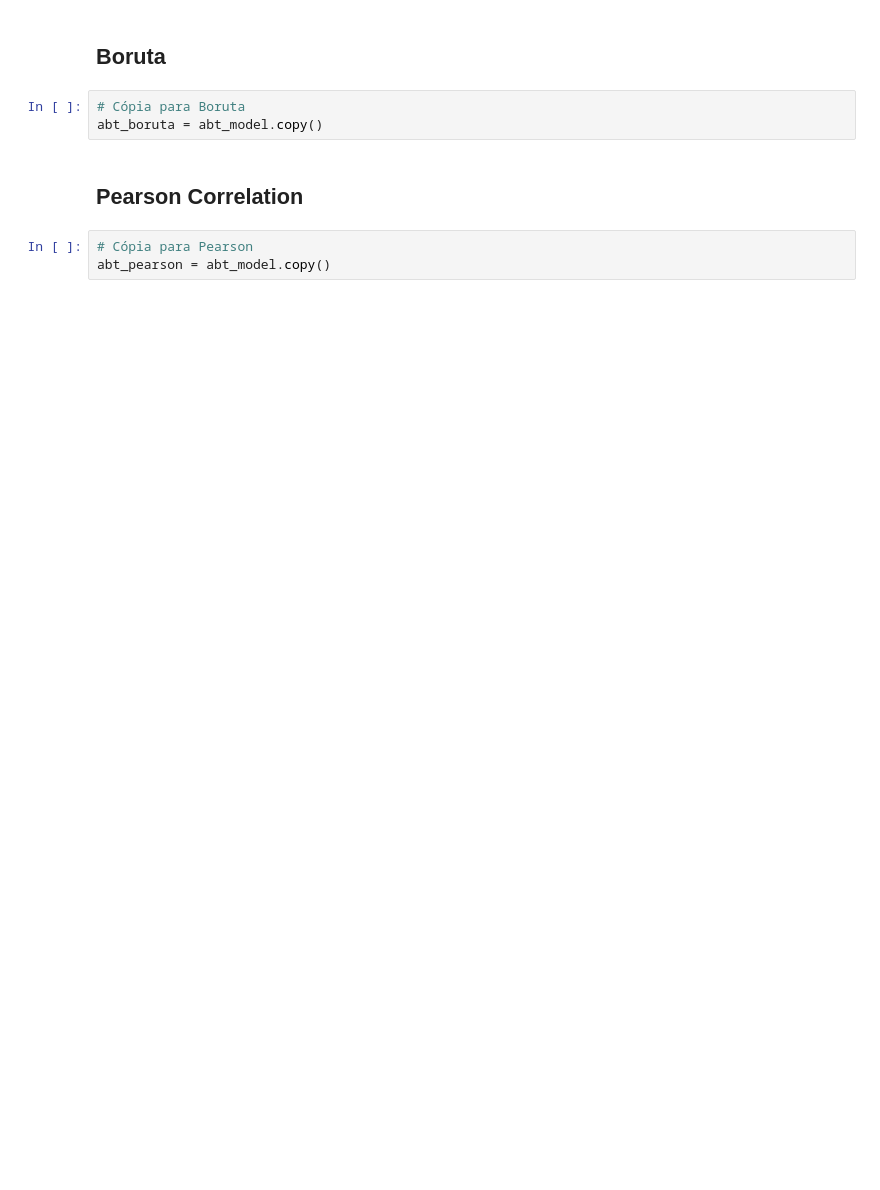
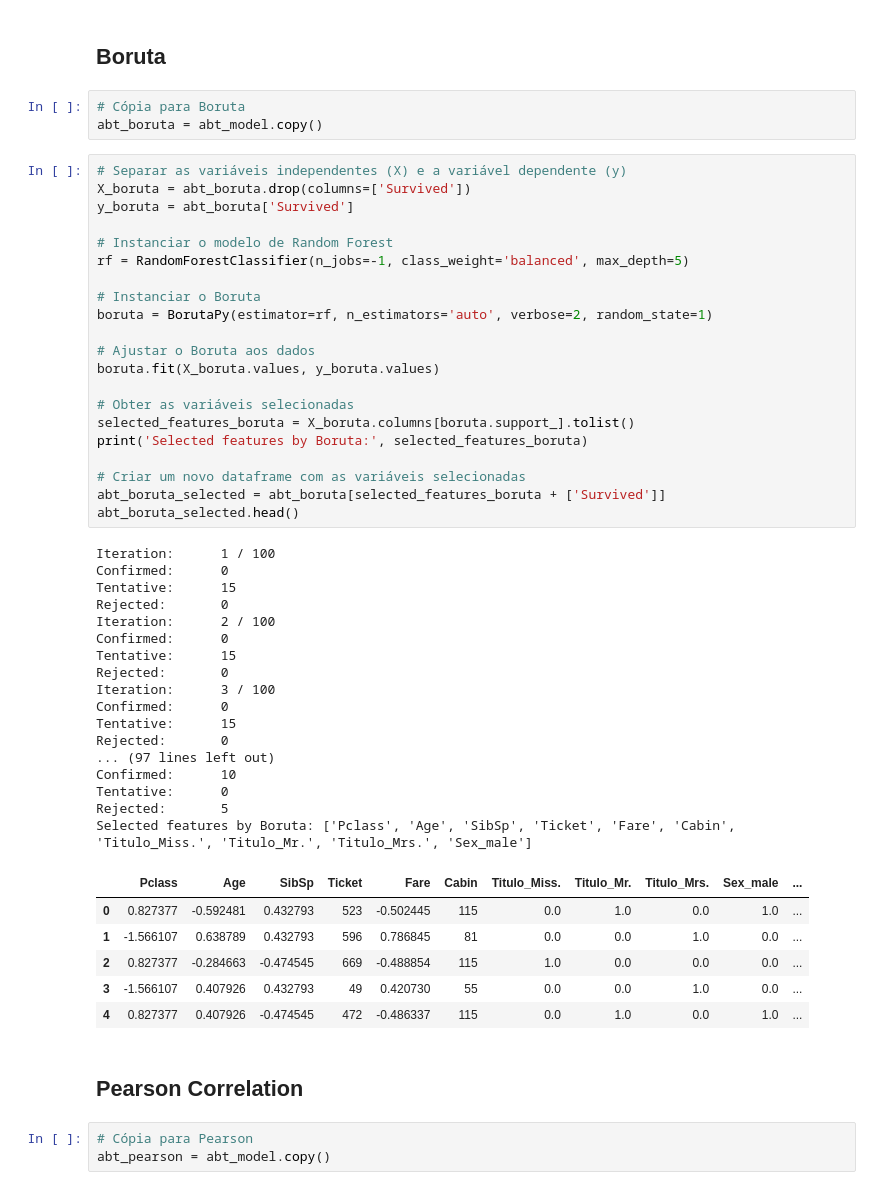
Before and after one commit to DKawaguch/Feature_Selection_Problems, a Jupyter notebook: Titanic/FS_Titanic.ipynb, the cells around one changed output. Drawn from its saved outputs; the diff is of its cells as text; blank space fills up the shorter version.

```diff
--- a/Titanic/FS_Titanic.ipynb
+++ b/Titanic/FS_Titanic.ipynb
@@ -326,6 +357,51 @@ abt_rfe = abt_model.copy()
 # %%
 # Cópia para Boruta
 abt_boruta = abt_model.copy()
+# %%
+# Separar as variáveis independentes (X) e a variável dependente (y)
+X_boruta = abt_boruta.drop(columns=['Survived'])
+y_boruta = abt_boruta['Survived']
+
+# Instanciar o modelo de Random Forest
+rf = RandomForestClassifier(n_jobs=-1, class_weight='balanced', max_depth=5)
+
+# Instanciar o Boruta
+boruta = BorutaPy(estimator=rf, n_estimators='auto', verbose=2, random_state=1)
+
+# Ajustar o Boruta aos dados
+boruta.fit(X_boruta.values, y_boruta.values)
+
+# Obter as variáveis selecionadas
+selected_features_boruta = X_boruta.columns[boruta.support_].tolist()
+print('Selected features by Boruta:', selected_features_boruta)
+
+# Criar um novo dataframe com as variáveis selecionadas
+abt_boruta_selected = abt_boruta[selected_features_boruta + ['Survived']]
+abt_boruta_selected.head()
+# %% [output]
+Iteration:      1 / 100
+Confirmed:      0
+Tentative:      15
+Rejected:       0
+Iteration:      2 / 100
+Confirmed:      0
+Tentative:      15
+Rejected:       0
+Iteration:      3 / 100
+Confirmed:      0
+Tentative:      15
+Rejected:       0
+... (97 lines left out)
+Confirmed:      10
+Tentative:      0
+Rejected:       5
+Selected features by Boruta: ['Pclass', 'Age', 'SibSp', 'Ticket', 'Fare', 'Cabin', 'Titulo_Miss.', 'Titulo_Mr.', 'Titulo_Mrs.', 'Sex_male']
+|  | Pclass | Age | SibSp | Ticket | Fare | Cabin | Titulo_Miss. | Titulo_Mr. | Titulo_Mrs. | Sex_male | ... |
+| 0 | 0.827377 | -0.592481 | 0.432793 | 523 | -0.502445 | 115 | 0.0 | 1.0 | 0.0 | 1.0 | ... |
+| 1 | -1.566107 | 0.638789 | 0.432793 | 596 | 0.786845 | 81 | 0.0 | 0.0 | 1.0 | 0.0 | ... |
+| 2 | 0.827377 | -0.284663 | -0.474545 | 669 | -0.488854 | 115 | 1.0 | 0.0 | 0.0 | 0.0 | ... |
+| 3 | -1.566107 | 0.407926 | 0.432793 | 49 | 0.420730 | 55 | 0.0 | 0.0 | 1.0 | 0.0 | ... |
+| 4 | 0.827377 | 0.407926 | -0.474545 | 472 | -0.486337 | 115 | 0.0 | 1.0 | 0.0 | 1.0 | ... |
 # %% [markdown]
 ## Pearson Correlation
 # %%
```
Also changed, not shown: parts of 13 cells of this notebook.
